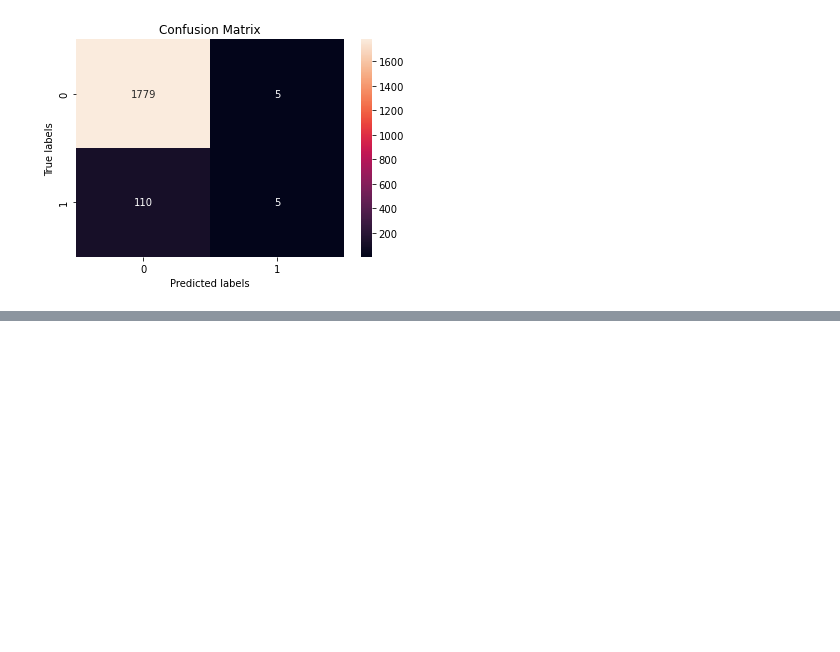
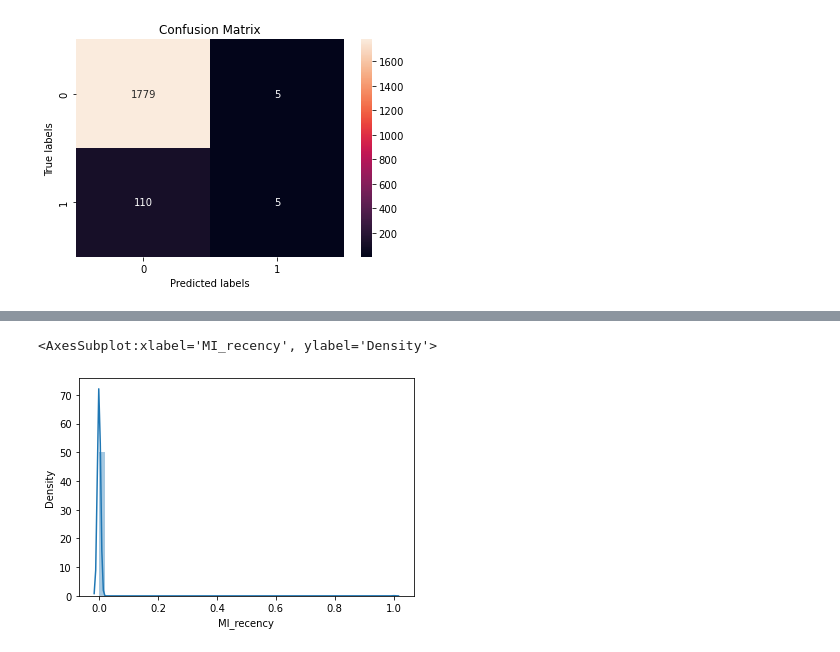
Before and after one commit to SahuH/Clinical-Outcome-Prediction, a Jupyter notebook: Predicting_Death.ipynb, the cells around one changed output, grey strips where cells are left out. Cells and saved outputs as stored; diff of their text form; code cells hidden in the pictures; blank space fills up the shorter version.

```diff
--- a/Predicting_Death.ipynb
+++ b/Predicting_Death.ipynb
@@ -170,0 +221,43 @@ ax.yaxis.set_ticklabels(labels);
+# %%
+data = orig_data[cols].copy()
+data['MI'] = np.where(data['MI_DX'].isna(),0,1)
+
+data['FRS_10-year_risk_(%)'] = data['FRS_10-year_risk_(%)'].astype(str)
+data['FRS_10-year_risk_(%)'] = data['FRS_10-year_risk_(%)'].str.replace('X','')
+data['FRS_10-year_risk_(%)'] = data['FRS_10-year_risk_(%)'].str.replace('<1%',str(np.random.uniform(0, 0.01)))
+data['FRS_10-year_risk_(%)'] = data['FRS_10-year_risk_(%)'].str.replace('>30%',str(np.random.uniform(0.3, 0.99)))
+data['FRS_10-year_risk_(%)'] = pd.to_numeric(data['FRS_10-year_risk_(%)'], errors='coerce')
+data['FRS_10-year_risk_(%)'] = data['FRS_10-year_risk_(%)'].astype(float)
+data['FRS_10-year_risk_(%)'] = data['FRS_10-year_risk_(%)'].fillna(data['FRS_10-year_risk_(%)'].median())
+
+data['CVD'] = np.where(data['CVD_DX'].isna(),0,1)
+data['CVD'] = np.where(data['CVD_DX_Date_[d_from_CT]']>data['MI_DX_Date_[d_from_CT]'], 0, data['CVD'])
+
+data['Heart_failure'] = np.where(data['Heart_failure_DX'].isna(),0,1)
+data['Heart_failure'] = np.where(data['Heart_failure_DX_Date_[d_from_CT]']>data['MI_DX_Date_[d_from_CT]'], 0, data['Heart_failure'])
+
+data['VAT/SAT_Ratio'] = data['VAT/SAT_Ratio'].clip(upper=data['VAT/SAT_Ratio'].quantile(0.95))
+
+data['AoCa_Agatston'] = data['AoCa_Agatston'].clip(upper=data['AoCa_Agatston'].quantile(0.99))
+# data['AoCa_Agatston'] = data['AoCa_Agatston'].fillna(data['AoCa_Agatston'].median())
+# data['AoCa_Agatston'] = np.log(data['AoCa_Agatston']+1)
+
+data['Liver_HU_(Median)'] = pd.to_numeric(data['Liver_HU_(Median)'], errors='coerce')
+data['Liver_HU_(Median)'] = data['Liver_HU_(Median)'].astype(float)
+data['Liver_HU_(Median)'] = data['Liver_HU_(Median)'].fillna(data['Liver_HU_(Median)'].median())
+
+data['Sex'] = np.where(data['Sex']=='Male', 1, 0)
+data['Tobacco'] = np.where(data['Tobacco']=='Yes', 1, 0)
+
+for col in ['BMI','TAT_Area_(cm2)', 'Total_Body_Area_EA_(cm2)', 'VAT_Area_(cm2)','SAT_Area_(cm2)', 'VAT/SAT_Ratio']:
+    data[col] = data[col].fillna(data[col].median())
+# %%
+# Implementing MI recency
+
+data = data[~(data['MI_DX_Date_[d_from_CT]']<0)]
+data['MI_recency'] = np.where(data['MI_DX_Date_[d_from_CT]']==0, 1,
+                              np.where(data['MI_DX_Date_[d_from_CT]']>0,
+                                       np.log(data['MI_DX_Date_[d_from_CT]']/(1-data['MI_DX_Date_[d_from_CT]'])),
+                                       0))
+# data['MI_recency'] = np.where(~data['MI_DX_Date_[d_from_CT]'].isna(), 1/(1+np.exp(-1*data['MI_DX_Date_[d_from_CT]'])),
+#                                        1)
@@ -170,0 +284,5 @@ ax.yaxis.set_ticklabels(labels);
+# %%
+sns.distplot(data['MI_recency']>0)
+# %% [output]
+<AxesSubplot:xlabel='MI_recency', ylabel='Density'>
+[figure, added]
```
Also changed, not shown: parts of 25 cells of this notebook.
